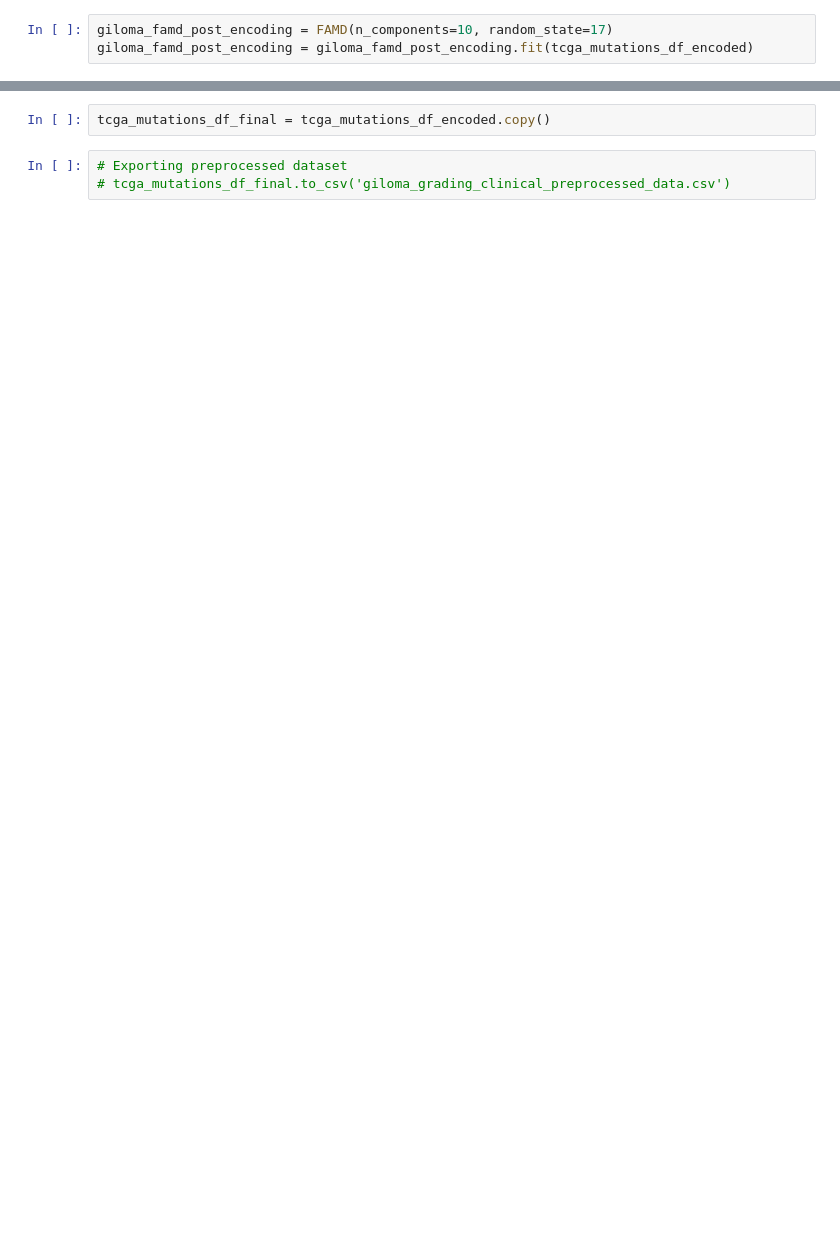
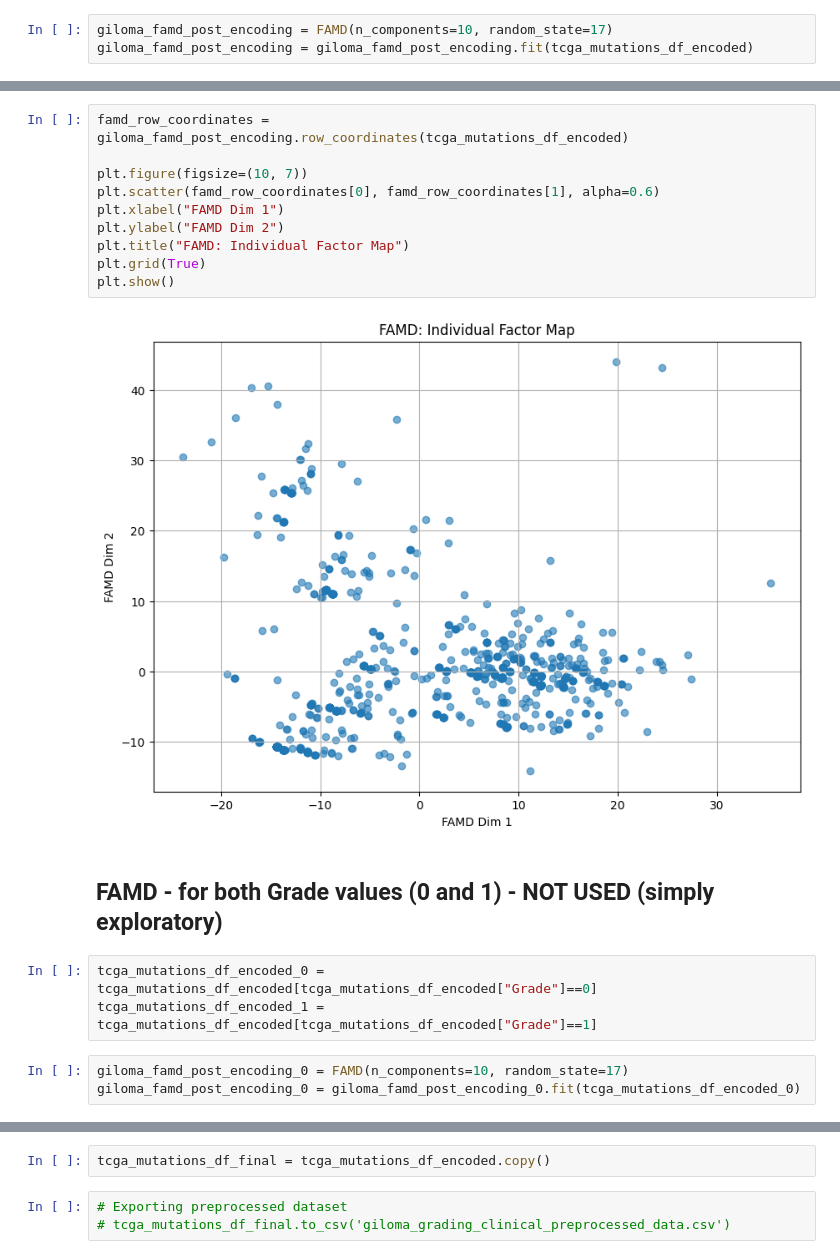
Before and after one commit to chellefernandez1909/Glioma-Prediction, a Jupyter notebook: preprocessing_and_eda_analysis.ipynb, the cells around one changed output, grey strips where cells are left out. Drawn from its saved outputs; the diff is of its cells as text; blank space fills up the shorter version.

```diff
--- a/preprocessing_and_eda_analysis.ipynb
+++ b/preprocessing_and_eda_analysis.ipynb
@@ -604,0 +700,20 @@ tcga_mutations_df_encoded
+# %%
+famd_row_coordinates = giloma_famd_post_encoding.row_coordinates(tcga_mutations_df_encoded)
+
+plt.figure(figsize=(10, 7))
+plt.scatter(famd_row_coordinates[0], famd_row_coordinates[1], alpha=0.6)
+plt.xlabel("FAMD Dim 1")
+plt.ylabel("FAMD Dim 2")
+plt.title("FAMD: Individual Factor Map")
+plt.grid(True)
+plt.show()
+# %% [output]
+[figure, added]
+# %% [markdown]
+## FAMD - for both Grade values (0 and 1) - NOT USED (simply exploratory)
+# %%
+tcga_mutations_df_encoded_0 = tcga_mutations_df_encoded[tcga_mutations_df_encoded["Grade"]==0]
+tcga_mutations_df_encoded_1 = tcga_mutations_df_encoded[tcga_mutations_df_encoded["Grade"]==1]
+# %%
+giloma_famd_post_encoding_0 = FAMD(n_components=10, random_state=17)
+giloma_famd_post_encoding_0 = giloma_famd_post_encoding_0.fit(tcga_mutations_df_encoded_0)
```
Also changed, not shown: parts of 37 cells of this notebook, 9 other files.
